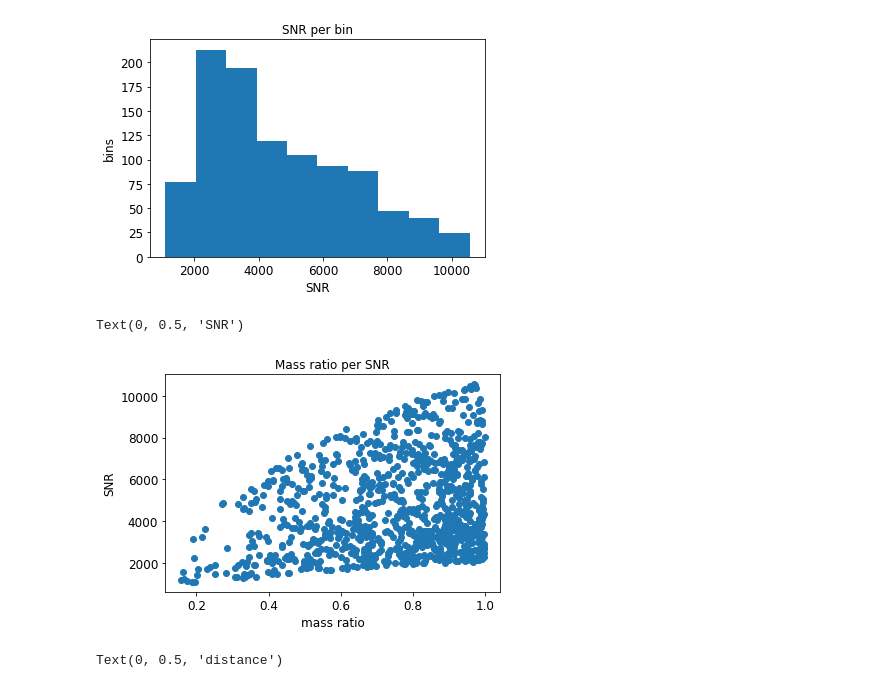
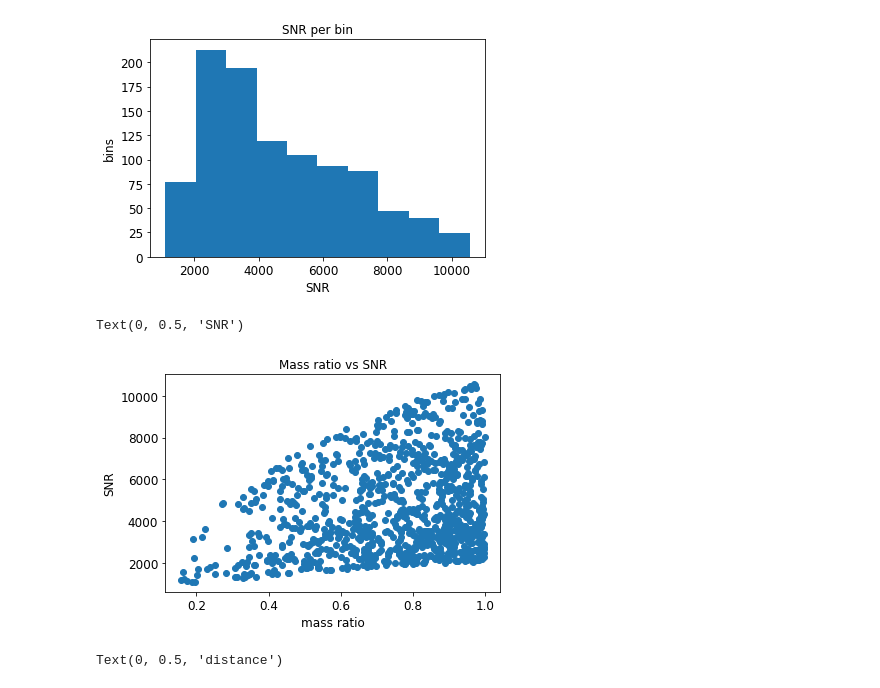
Before and after one commit to danielahyano/ligo-summer-2022, a Jupyter notebook: mass_distribution_power_law.ipynb, the cells around one changed output. Drawn from its saved outputs; the diff is of its cells as text; code cells hidden in the pictures.

```diff
--- a/mass_distribution_power_law.ipynb
+++ b/mass_distribution_power_law.ipynb
@@ -135,12 +135,12 @@ Text(0, 0.5, 'bins')
 [figure]
 # %%
 pylab.scatter(m2_distr/m1_distr, snrs_list)
-pylab.title('Mass ratio per SNR')
+pylab.title('Mass ratio vs SNR')
 pylab.xlabel('mass ratio')
 pylab.ylabel('SNR')
 # %% [output]
 Text(0, 0.5, 'SNR')
-[figure, old version]
+[figure, new version]
 # %%
 #calculate the distance it drops below 8 SNR
 max_distance_c1 = distance_snr_drops(m1_distr, m2_distr)
```
